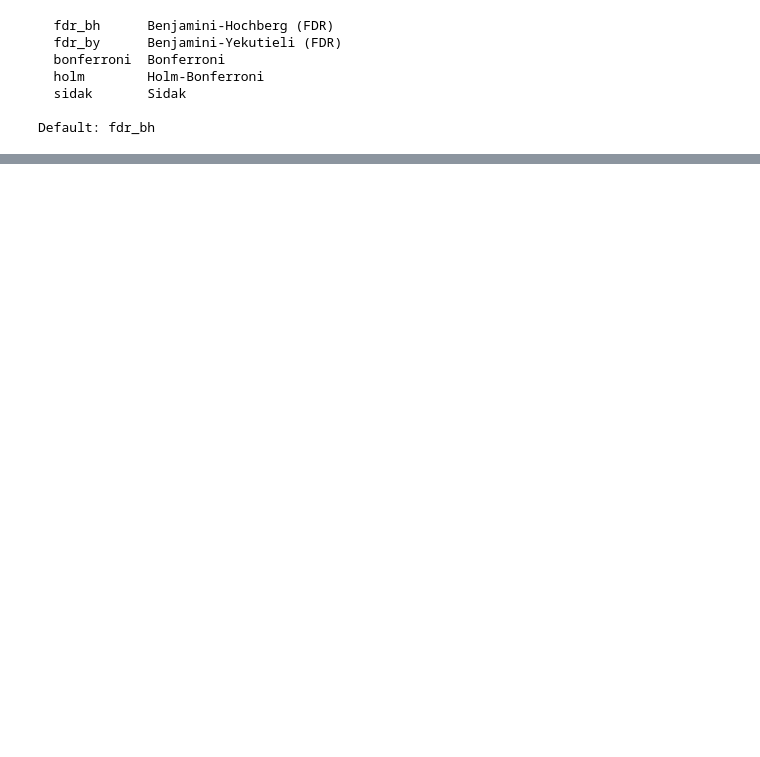
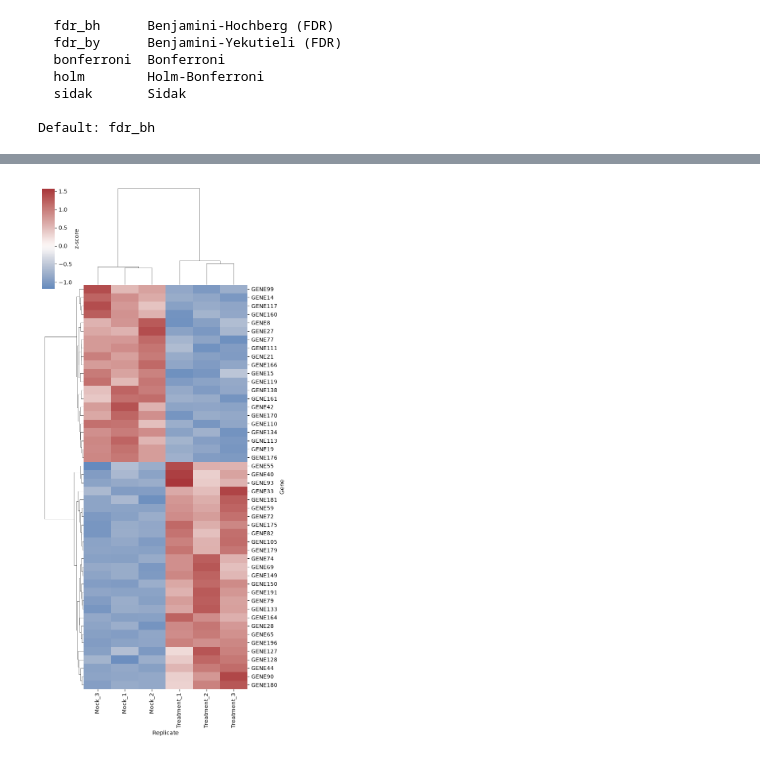
Before and after one commit to alanacaldwell-tech/MS_Processing_Software, a Jupyter notebook: notebooks/proteomics_processing.ipynb, the cells around one changed output, grey strips where cells are left out. Saved outputs shown, nothing was run; the diff lists cells and outputs as text; code cells hidden in the pictures; blank space fills up the shorter version.

```diff
--- a/notebooks/proteomics_processing.ipynb
+++ b/notebooks/proteomics_processing.ipynb
@@ -210,0 +221,12 @@ Proteins after filtering : 48
+# %%
+grid = msp.abundance_heatmap(
+    dataset, condition_map,
+    proteins=filtered.index,   # the significant hits from step 6
+    label_col="Gene",
+    zscore_rows=True,
+    cluster=True,
+    max_proteins=50,
+)
+plt.show()
+# %% [output]
+[figure, added]
```
Also changed, not shown: parts of 22 cells of this notebook, 7 other files.
